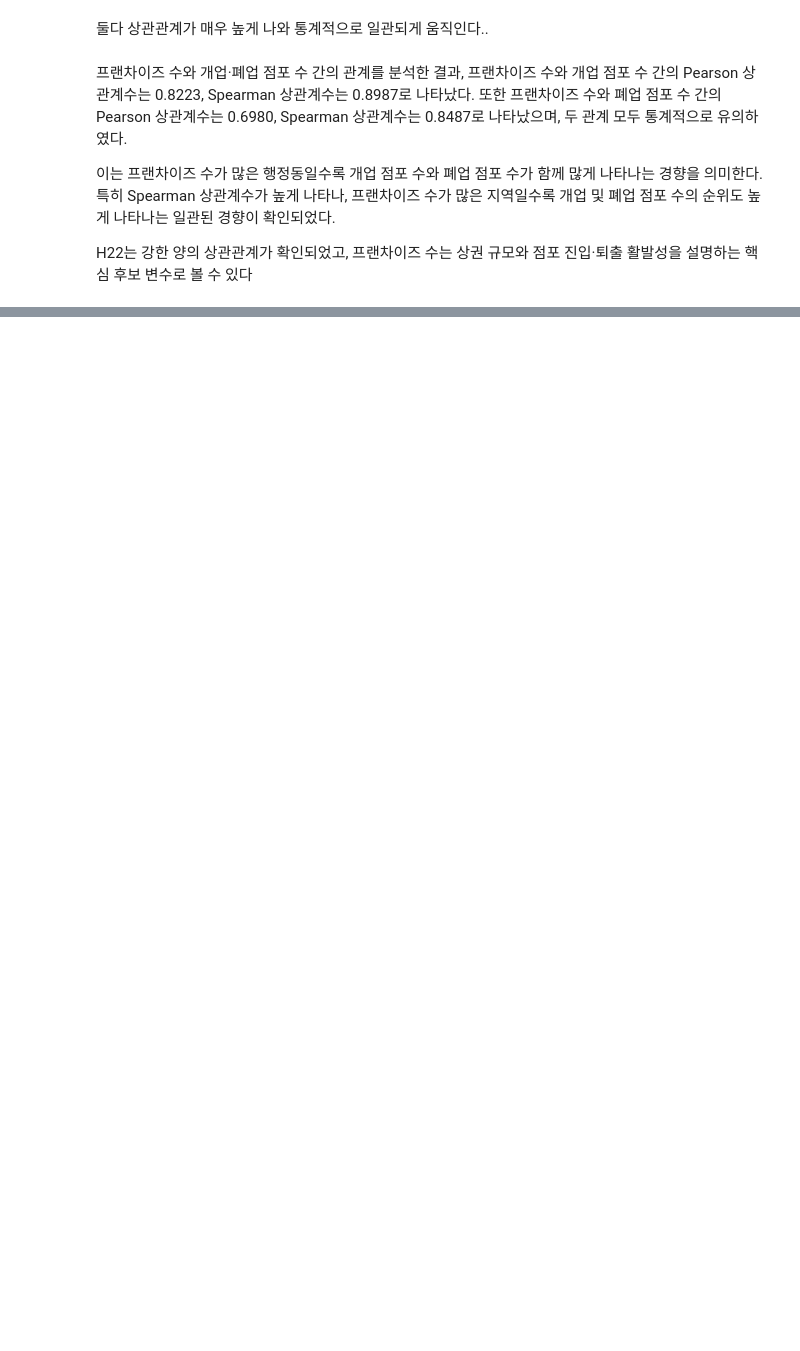
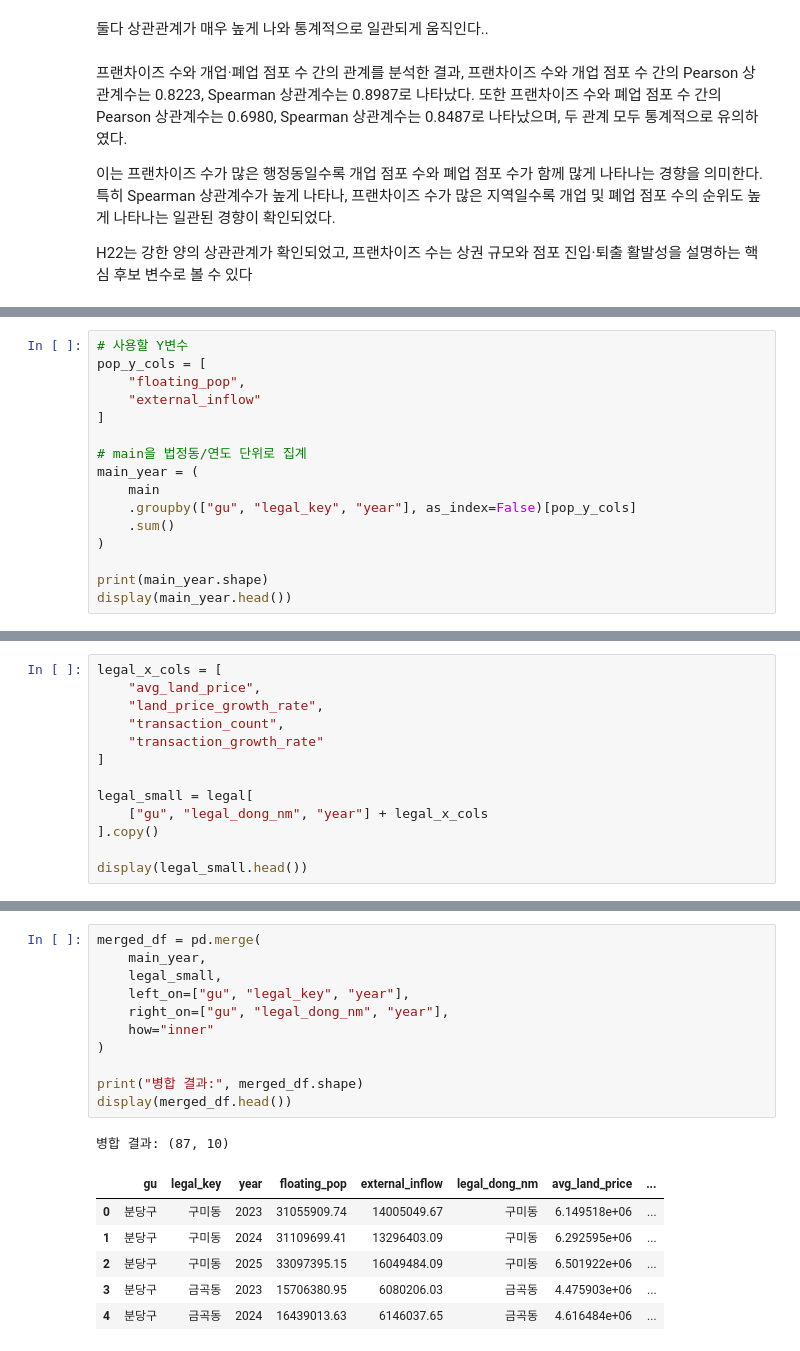
Before and after one commit to bulsajo1/final_project, a Jupyter notebook: Jiryun/통계_검정.ipynb, the cells around one changed output, grey strips where cells are left out. Cells and saved outputs as stored; diff of their text form; blank space fills up the shorter version.

```diff
--- a/Jiryun/통계_검정.ipynb
+++ b/Jiryun/통계_검정.ipynb
@@ -2852,0 +3003,16 @@ H22는 강한 양의 상관관계가 확인되었고, 프랜차이즈 수는 상
+# %%
+# 사용할 Y변수
+pop_y_cols = [
+    "floating_pop",
+    "external_inflow"
+]
+
+# main을 법정동/연도 단위로 집계
+main_year = (
+    main
+    .groupby(["gu", "legal_key", "year"], as_index=False)[pop_y_cols]
+    .sum()
+)
+
+print(main_year.shape)
+display(main_year.head())
@@ -2852,0 +3027,13 @@ H22는 강한 양의 상관관계가 확인되었고, 프랜차이즈 수는 상
+# %%
+legal_x_cols = [
+    "avg_land_price",
+    "land_price_growth_rate",
+    "transaction_count",
+    "transaction_growth_rate"
+]
+
+legal_small = legal[
+    ["gu", "legal_dong_nm", "year"] + legal_x_cols
+].copy()
+
+display(legal_small.head())
@@ -2852,0 +3047,19 @@ H22는 강한 양의 상관관계가 확인되었고, 프랜차이즈 수는 상
+# %%
+merged_df = pd.merge(
+    main_year,
+    legal_small,
+    left_on=["gu", "legal_key", "year"],
+    right_on=["gu", "legal_dong_nm", "year"],
+    how="inner"
+)
+
+print("병합 결과:", merged_df.shape)
+display(merged_df.head())
+# %% [output]
+병합 결과: (87, 10)
+|  | gu | legal_key | year | floating_pop | external_inflow | legal_dong_nm | avg_land_price | ... |
+| 0 | 분당구 | 구미동 | 2023 | 31055909.74 | 14005049.67 | 구미동 | 6.149518e+06 | ... |
+| 1 | 분당구 | 구미동 | 2024 | 31109699.41 | 13296403.09 | 구미동 | 6.292595e+06 | ... |
+| 2 | 분당구 | 구미동 | 2025 | 33097395.15 | 16049484.09 | 구미동 | 6.501922e+06 | ... |
+| 3 | 분당구 | 금곡동 | 2023 | 15706380.95 | 6080206.03 | 금곡동 | 4.475903e+06 | ... |
+| 4 | 분당구 | 금곡동 | 2024 | 16439013.63 | 6146037.65 | 금곡동 | 4.616484e+06 | ... |
```
Also changed, not shown: parts of 33 cells of this notebook, 6 other files.
